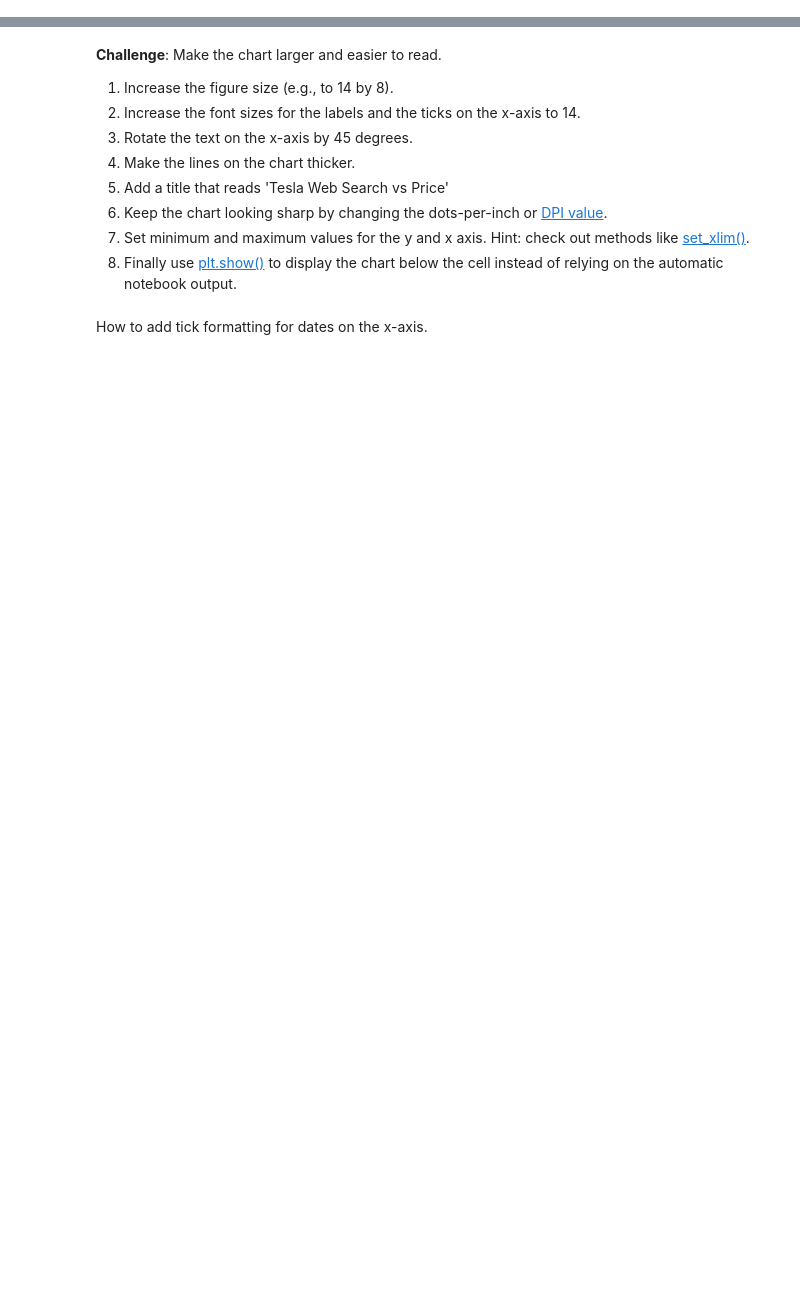
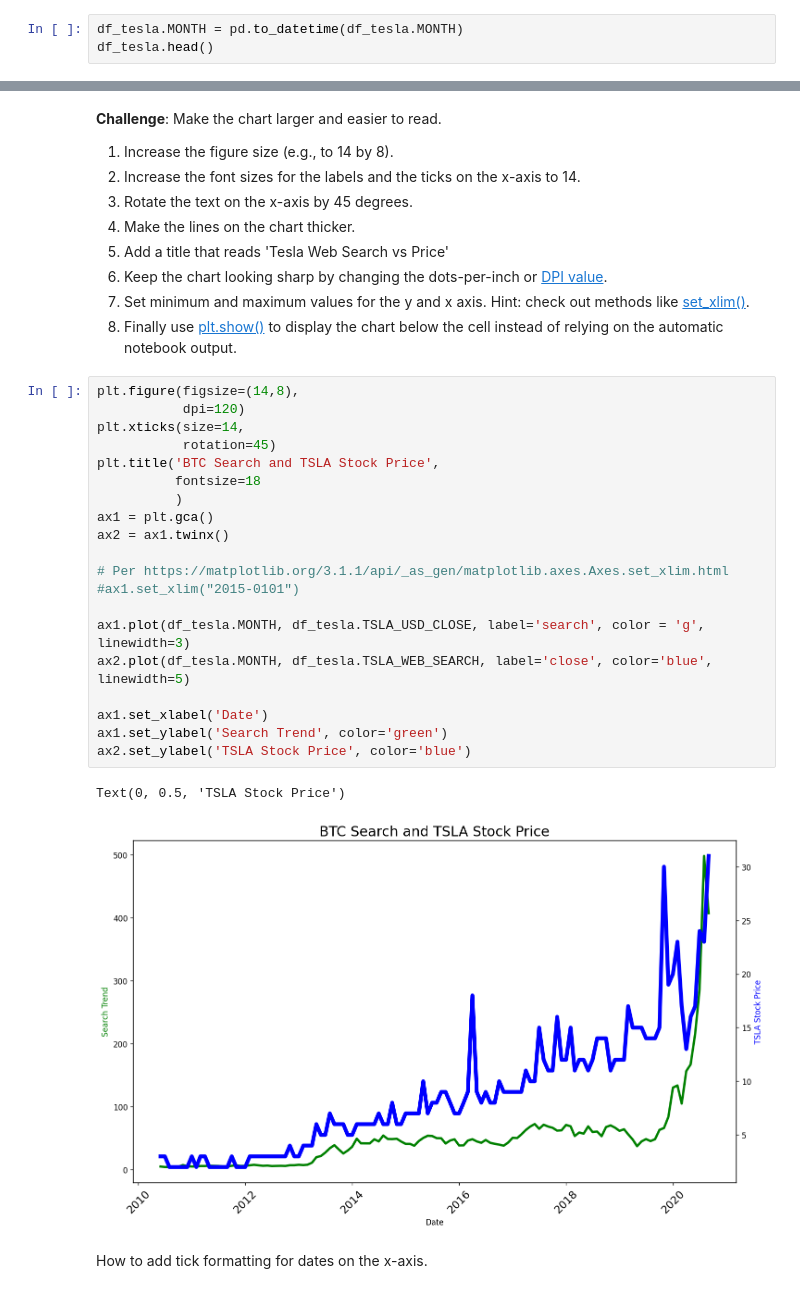
Before and after one commit to marcoman/experimental-100, a Jupyter notebook: 71-80/75/start/Google Trends Data Viz (start)/Google Trends and Data Visualisation (start).ipynb, the cells around one changed output, grey strips where cells are left out. Drawn from its saved outputs; the diff is of its cells as text; blank space fills up the shorter version.

```diff
--- a/71-80/75/start/Google Trends Data Viz (start)/Google Trends and Data Visualisation (start).ipynb
+++ b/71-80/75/start/Google Trends Data Viz (start)/Google Trends and Data Visualisation (start).ipynb
@@ -222,0 +293,3 @@ Number of missing values:
+# %%
+df_tesla.MONTH = pd.to_datetime(df_tesla.MONTH)
+df_tesla.head()
@@ -251,5 +474,28 @@ Hint: you can colour both the [axis labels](https://matplotlib.org/3.3.2/api/tex
 6. Keep the chart looking sharp by changing the dots-per-inch or [DPI value](https://matplotlib.org/3.1.1/api/_as_gen/matplotlib.pyplot.figure.html).
 7. Set minimum and maximum values for the y and x axis. Hint: check out methods like [set_xlim()](https://matplotlib.org/3.1.1/api/_as_gen/matplotlib.axes.Axes.set_xlim.html).
 8. Finally use [plt.show()](https://matplotlib.org/3.2.1/api/_as_gen/matplotlib.pyplot.show.html) to display the chart below the cell instead of relying on the automatic notebook output.
+# %%
+plt.figure(figsize=(14,8),
+           dpi=120)
+plt.xticks(size=14,
+           rotation=45)
+plt.title('BTC Search and TSLA Stock Price',
+          fontsize=18
+          )
+ax1 = plt.gca()
+ax2 = ax1.twinx()
+
+# Per https://matplotlib.org/3.1.1/api/_as_gen/matplotlib.axes.Axes.set_xlim.html
+#ax1.set_xlim("2015-0101")
+
+ax1.plot(df_tesla.MONTH, df_tesla.TSLA_USD_CLOSE, label='search', color = 'g', linewidth=3)
+ax2.plot(df_tesla.MONTH, df_tesla.TSLA_WEB_SEARCH, label='close', color='blue', linewidth=5)
+
+ax1.set_xlabel('Date')
+ax1.set_ylabel('Search Trend', color='green')
+ax2.set_ylabel('TSLA Stock Price', color='blue')
+# %% [output]
+Text(0, 0.5, 'TSLA Stock Price')
+[figure, added]
 # %% [markdown]
 How to add tick formatting for dates on the x-axis.
```
Also changed, not shown: parts of 29 cells of this notebook, 1 other file.
